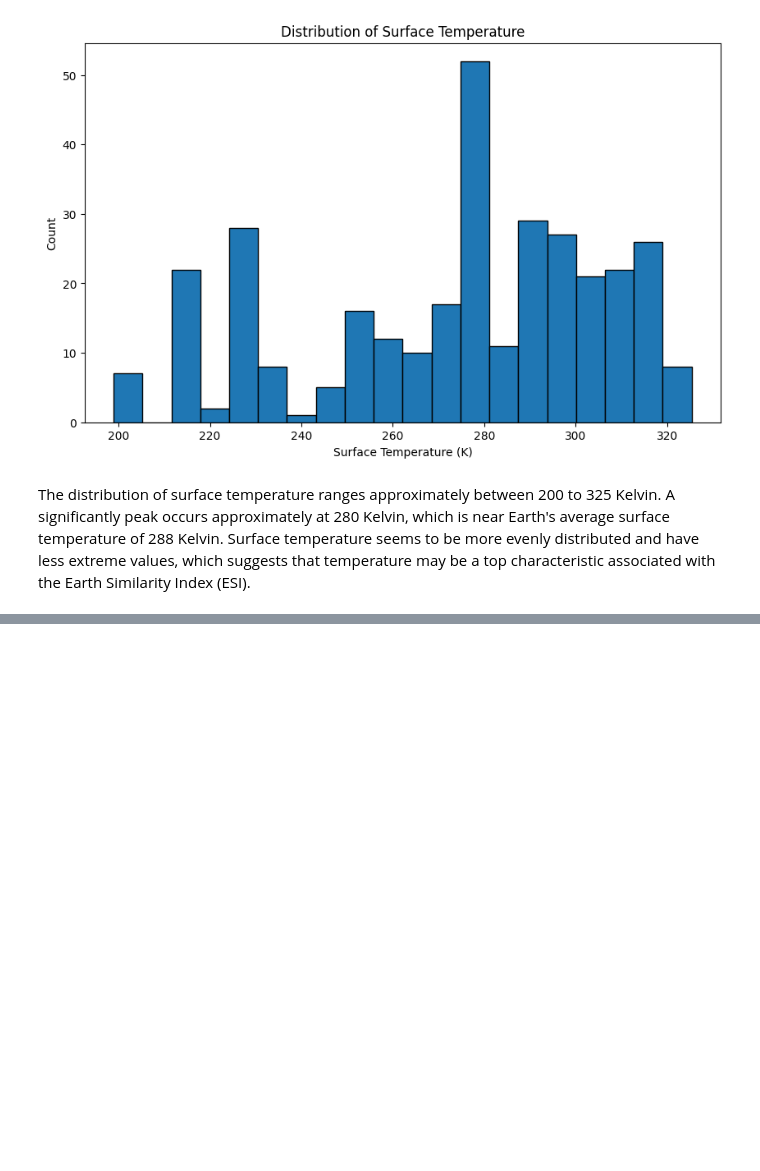
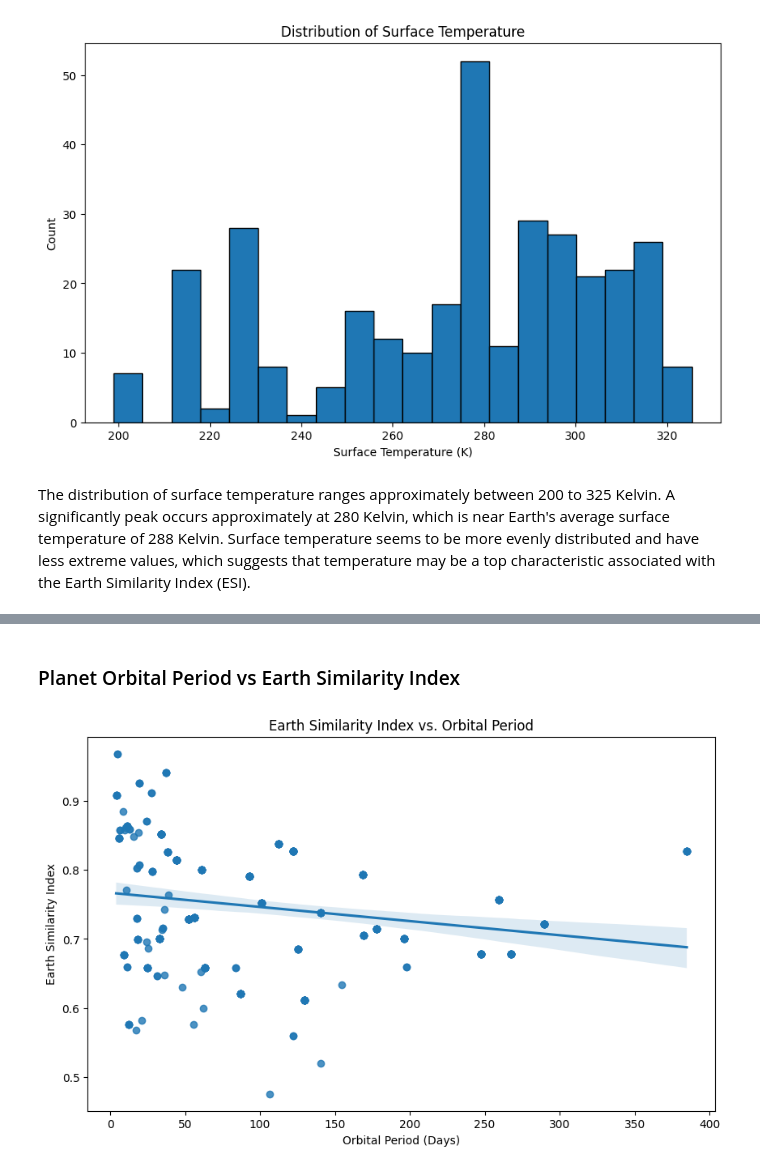
Before and after one commit to joshreisinger17-Data/Exoplanet-Habitability-Prediction, a Jupyter notebook: capstone.ipynb, the cells around one changed output, grey strips where cells are left out. Cells and saved outputs as stored; diff of their text form; code cells hidden in the pictures; blank space fills up the shorter version.

```diff
--- a/capstone.ipynb
+++ b/capstone.ipynb
@@ -651,0 +680,11 @@ The distribution of surface temperature ranges approximately between 200 to 325
+# %% [markdown]
+### Planet Orbital Period vs Earth Similarity Index
+# %%
+plt.figure(figsize=(10, 6))
+sns.regplot(data=merged_planets, x='orbital_period_days', y='earth_similarity_index')
+plt.xlabel('Orbital Period (Days)')
+plt.ylabel('Earth Similarity Index')
+plt.title('Earth Similarity Index vs. Orbital Period')
+plt.show()
+# %% [output]
+[figure, added]
```
Also changed, not shown: parts of 12 cells of this notebook.
